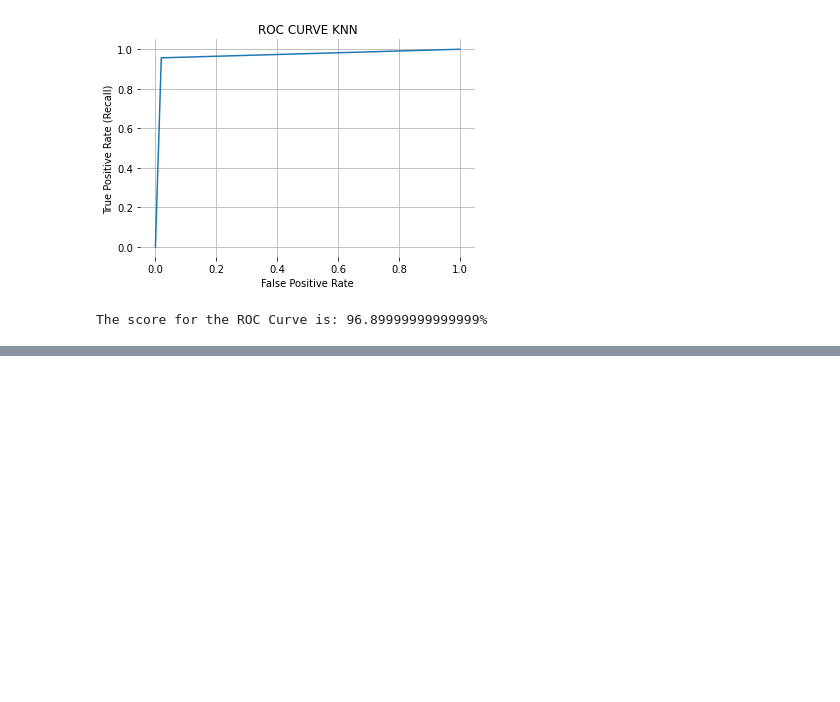
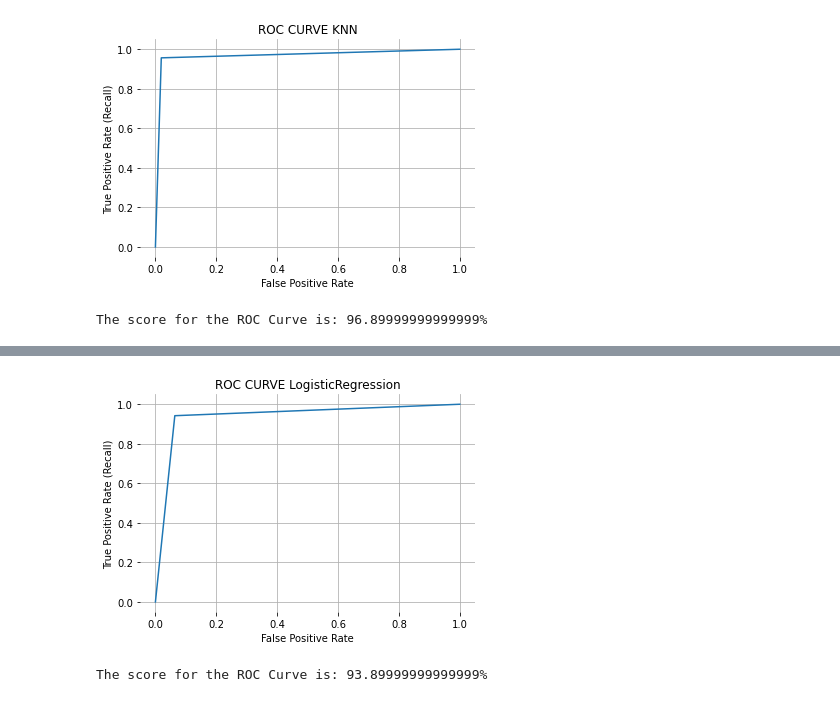
Before and after one commit to taliyashitreet/ML-final-project, a Jupyter notebook: Part 3 classification.ipynb, the cells around one changed output, grey strips where cells are left out. Saved outputs shown, nothing was run; the diff lists cells and outputs as text; code cells hidden in the pictures; blank space fills up the shorter version.

```diff
--- a/Part 3 classification.ipynb
+++ b/Part 3 classification.ipynb
@@ -237,0 +274,15 @@ The score for the ROC Curve is: 96.89999999999999%
+# %%
+fpr, tpr, _= roc_curve(y_test, y_pred)
+auc= roc_auc_score(y_test, y_pred)
+plt.plot(fpr, tpr, label="auc="+str(auc))
+plt.box(False)
+plt.title('ROC CURVE LogisticRegression')
+plt.xlabel('False Positive Rate')
+plt.ylabel('True Positive Rate (Recall)')
+plt.grid(True)
+plt.show()
+
+print(f"The score for the ROC Curve is: {round(auc,3)*100}%")
+# %% [output]
+[figure, added]
+The score for the ROC Curve is: 93.89999999999999%
```
Also changed, not shown: parts of 18 cells of this notebook, 2 other files.
